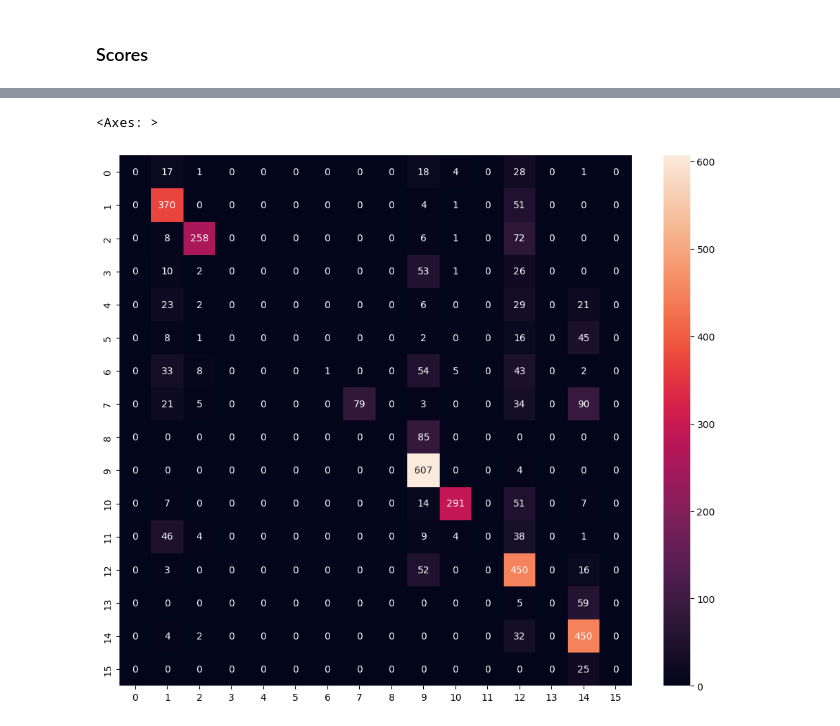
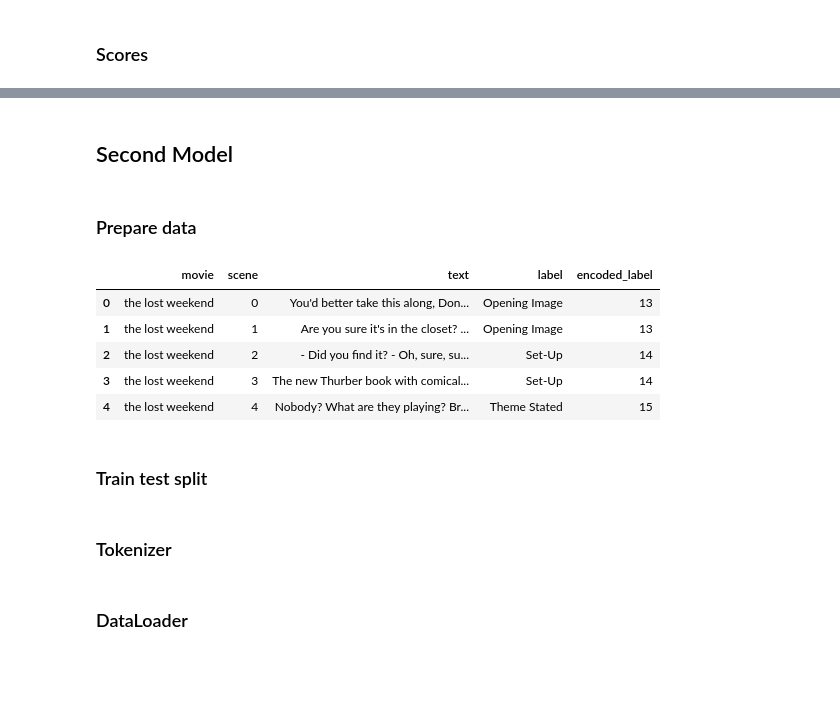
Before and after one commit to C7A7A/story-beats, a Jupyter notebook: story-beats.ipynb, the cells around one changed output, grey strips where cells are left out. Cells and saved outputs as stored; diff of their text form; code cells hidden in the pictures; blank space fills up the shorter version.

```diff
--- a/story-beats.ipynb
+++ b/story-beats.ipynb
@@ -286,14 +307,14 @@ for movie_name, scenes in movies_scenes_subtitles.items():
 # %% [markdown]
 ## Merge with Full Data
 # %%
-embeddings = []
-for index, row in full_data.iterrows():
-    movie_name = row['movie']
-    scene_id = row['scene_id']
+# embeddings = []
+# for index, row in full_data.iterrows():
+#     movie_name = row['movie']
+#     scene_id = row['scene_id']
 
-    embedding = movies_scenes_subtitles.get(movie_name, {}).get(scene_id, None)
+#     embedding = movies_scenes_subtitles.get(movie_name, {}).get(scene_id, None)
 
-    embeddings.append(embedding)
+#     embeddings.append(embedding)
 
-full_data.insert(full_data.columns.get_loc('label'), 'embedding', embeddings)
-full_data.tail()
+# full_data.insert(full_data.columns.get_loc('label'), 'embedding', embeddings)
+# full_data.tail()
@@ -397,9 +375,8 @@ Confusion Matrix:
 # %%
-import seaborn as sns
-import matplotlib.pyplot as plt
+# import seaborn as sns
+# import matplotlib.pyplot as plt
 
-fig, ax = plt.subplots(figsize=(12,10))
-sns.heatmap(conf_matrix, fmt='g', ax=ax, annot=True)
+# fig, ax = plt.subplots(figsize=(12,10))
+# sns.heatmap(conf_matrix, fmt='g', ax=ax, annot=True)
-# %% [output]
-<Axes: >
-[figure, removed]
+# %% [markdown]
+## Second Model
@@ -405,0 +388,24 @@ sns.heatmap(conf_matrix, fmt='g', ax=ax, annot=True)
+# %% [markdown]
+### Prepare data
+# %%
+data = []
+for movie, scenes in movies_scenes_subtitles.items():
+    for scene_number, text in scenes.items():
+        data.append({"movie": movie, "scene": scene_number, "text": text})
+scenes_df = pd.DataFrame(data)
+
+combined_df = pd.concat([scenes_df, full_data['label']], axis=1)
+
+label_encoder = LabelEncoder()
+combined_df['encoded_label'] = label_encoder.fit_transform(combined_df['label'])
+
+combined_df.head()
+# %% [output]
+|  | movie | scene | text | label | encoded_label |
+| 0 | the lost weekend | 0 | You'd better take this along, Don... | Opening Image | 13 |
+| 1 | the lost weekend | 1 | Are you sure it's in the closet? ... | Opening Image | 13 |
+| 2 | the lost weekend | 2 | - Did you find it? - Oh, sure, su... | Set-Up | 14 |
+| 3 | the lost weekend | 3 | The new Thurber book with comical... | Set-Up | 14 |
+| 4 | the lost weekend | 4 | Nobody? What are they playing? Br... | Theme Stated | 15 |
+# %% [markdown]
+### Train test split
@@ -405,0 +418,2 @@ sns.heatmap(conf_matrix, fmt='g', ax=ax, annot=True)
+# %% [markdown]
+### Tokenizer
@@ -405,0 +431,2 @@ sns.heatmap(conf_matrix, fmt='g', ax=ax, annot=True)
+# %% [markdown]
+### DataLoader
```
Also changed, not shown: parts of 23 cells of this notebook.
